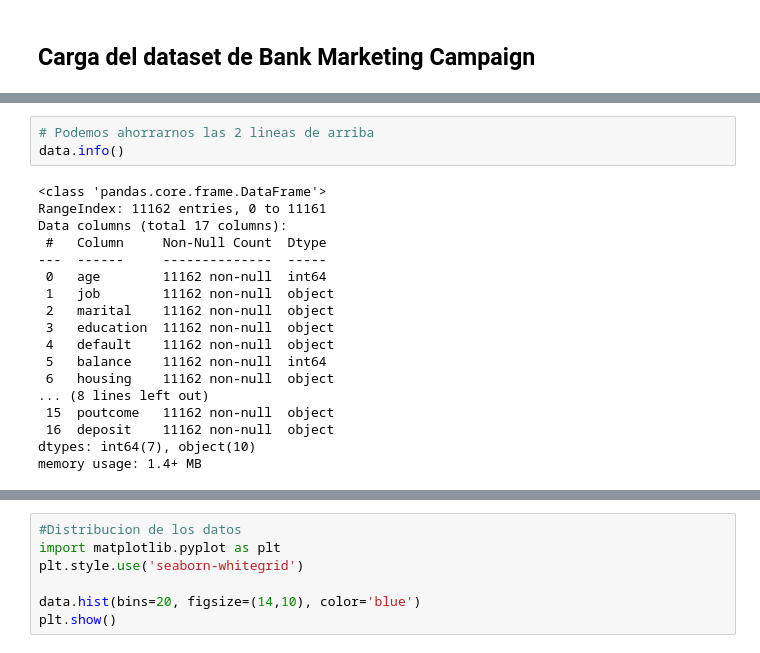
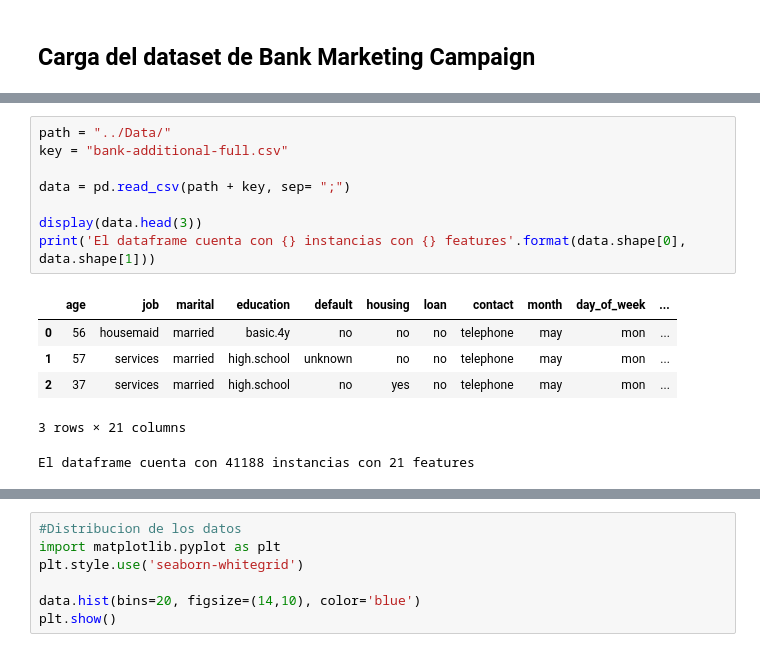
Before and after one commit to BenkosT/TP_Clasificacion, a Jupyter notebook: Notebooks/Clasificacion.ipynb, the cells around one changed output, grey strips where cells are left out. Drawn from its saved outputs; the diff is of its cells as text.

```diff
--- a/Notebooks/Clasificacion.ipynb
+++ b/Notebooks/Clasificacion.ipynb
@@ -80,21 +47,15 @@ dtype: int64
-# %%
-# Podemos ahorrarnos las 2 lineas de arriba
-data.info()
-# %% [output]
-<class 'pandas.core.frame.DataFrame'>
-RangeIndex: 11162 entries, 0 to 11161
-Data columns (total 17 columns):
- #   Column     Non-Null Count  Dtype
----  ------     --------------  -----
- 0   age        11162 non-null  int64
- 1   job        11162 non-null  object
- 2   marital    11162 non-null  object
- 3   education  11162 non-null  object
- 4   default    11162 non-null  object
- 5   balance    11162 non-null  int64
- 6   housing    11162 non-null  object
-... (8 lines left out)
- 15  poutcome   11162 non-null  object
- 16  deposit    11162 non-null  object
-dtypes: int64(7), object(10)
-memory usage: 1.4+ MB
+# %%
+path = "../Data/"
+key = "bank-additional-full.csv"
+
+data = pd.read_csv(path + key, sep= ";")
+
+display(data.head(3))
+print('El dataframe cuenta con {} instancias con {} features'.format(data.shape[0], data.shape[1]))
+# %% [output]
+|  | age | job | marital | education | default | housing | loan | contact | month | day_of_week | ... |
+| 0 | 56 | housemaid | married | basic.4y | no | no | no | telephone | may | mon | ... |
+| 1 | 57 | services | married | high.school | unknown | no | no | telephone | may | mon | ... |
+| 2 | 37 | services | married | high.school | no | yes | no | telephone | may | mon | ... |
+3 rows × 21 columns
+El dataframe cuenta con 41188 instancias con 21 features
```
Also changed, not shown: parts of 13 cells of this notebook.
